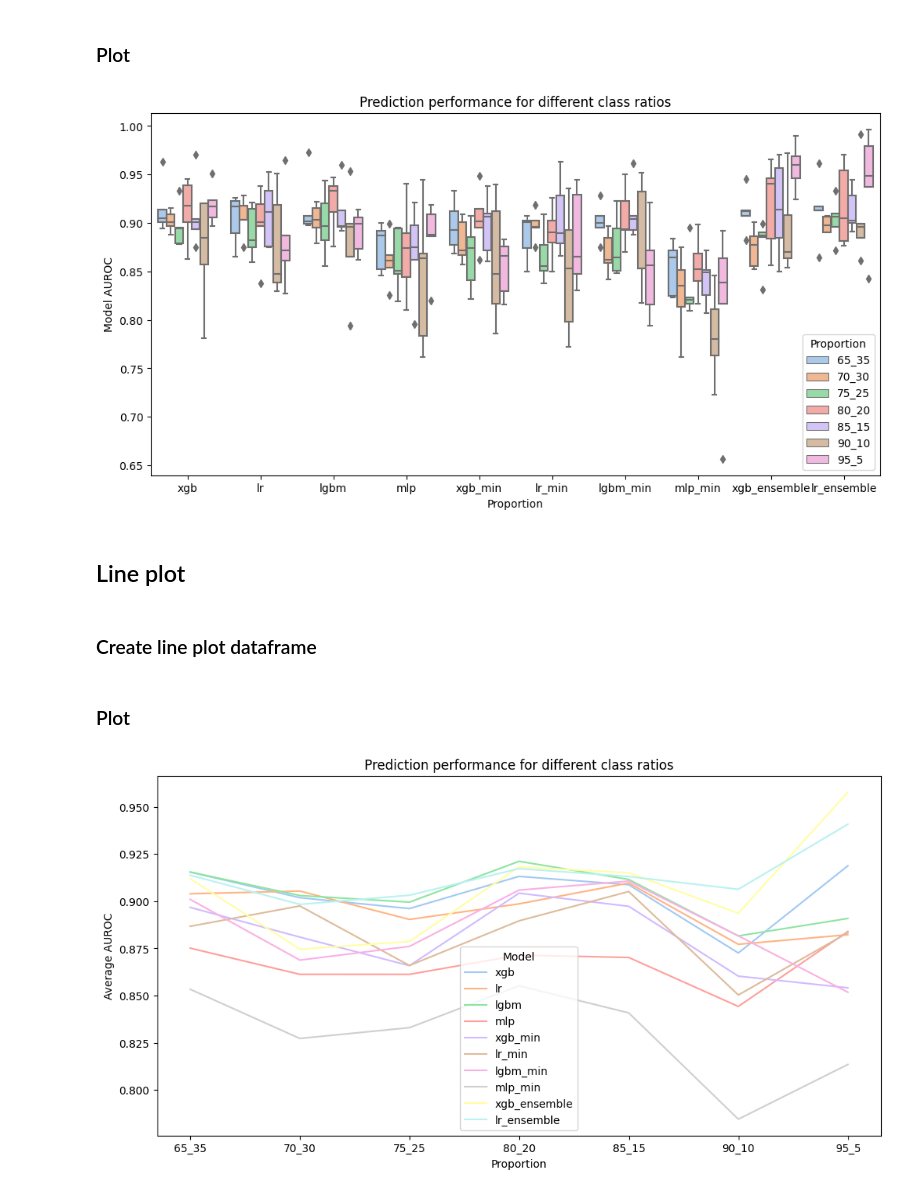
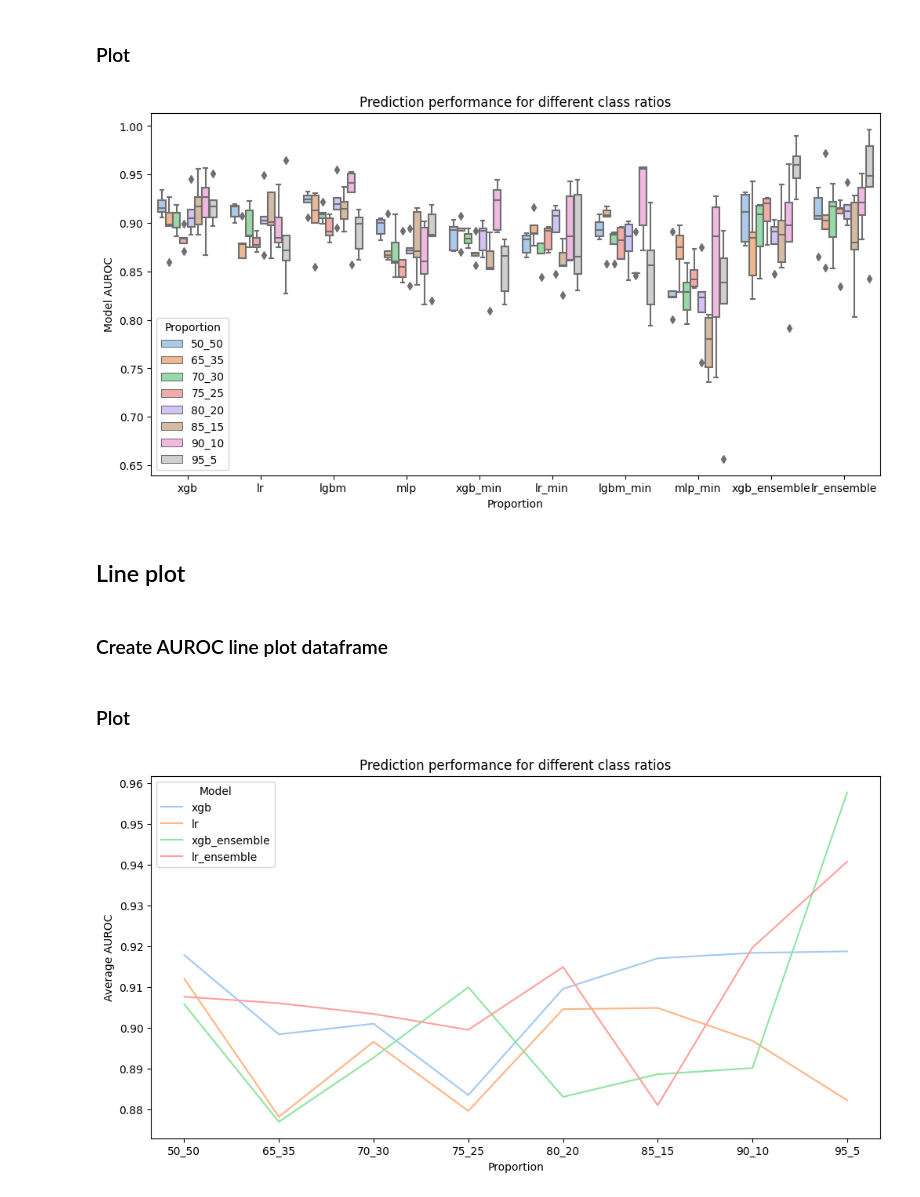
Before and after one commit to ryashpal/mortality, a Jupyter notebook: mortality_prediction/sepsis_icd/03_experiment_imbalance/03_analyse.ipynb, the cells around one changed output. Saved outputs shown, nothing was run; the diff lists cells and outputs as text; code cells hidden in the pictures.

```diff
--- a/mortality_prediction/sepsis_icd/03_experiment_imbalance/03_analyse.ipynb
+++ b/mortality_prediction/sepsis_icd/03_experiment_imbalance/03_analyse.ipynb
@@ -16,6 +16,7 @@ def getLists(d):
     average_precision_scores = []
     f1_scores = []
     roc_auc_scores = []
+    mccf1_scores = []
 
     for label, scores in d.items():
         labels.append(label)
@@ -30,7 +31,9 @@ def getLists(d):
                 f1_scores.append(value)
             if key == 'test_roc_auc':
                 roc_auc_scores.append(value)
-    return labels, accuracy_scores, balanced_accuracy_scores, average_precision_scores, f1_scores, roc_auc_scores
+            if key == 'test_mccf1_score':
+                mccf1_scores.append(value)
+    return labels, accuracy_scores, balanced_accuracy_scores, average_precision_scores, f1_scores, roc_auc_scores, mccf1_scores
 # %% [markdown]
 ## Box plot
 # %% [markdown]
@@ -43,12 +46,12 @@ import pandas as pd
 
 data = []
 
-for n in ['65_35', '70_30', '75_25', '80_20', '85_15', '90_10', '95_5']:
+for n in ['50_50', '65_35', '70_30', '75_25', '80_20', '85_15', '90_10', '95_5']:
     scoresFile = Path(dataDirName, str(n) + '_samples_icd_vb_0_va_72_lb_0_la_72', 'cv_scores_ts_0_te_7.pickle')
     scoresDict = {}
     with open(Path(scoresFile), 'rb') as fp:
         scoresDict = pickle.load(fp)
-    labels, accuracy_scores, balanced_accuracy_scores, average_precision_scores, f1_scores, roc_auc_scores = getLists(scoresDict)
+    labels, accuracy_scores, balanced_accuracy_scores, average_precision_scores, f1_scores, roc_auc_scores, mccf1_scores = getLists(scoresDict)
     for i in range(len(labels)):
         for raw_roc_auc_score in roc_auc_scores[i]:
             data.append([labels[i], n, raw_roc_auc_score])
@@ -67,11 +70,11 @@ ax.set(ylabel='Model AUROC')
 ax.set_title('Prediction performance for different class ratios')
 plt.show()
 # %% [output]
-[figure, old version]
+[figure, new version]
 # %% [markdown]
 ## Line plot
 # %% [markdown]
-### Create line plot dataframe
+### Create AUROC line plot dataframe
 # %%
 import os
 import pickle
@@ -81,12 +84,12 @@ import pandas as pd
 
 data = []
 
-for n in ['65_35', '70_30', '75_25', '80_20', '85_15', '90_10', '95_5']:
+for n in ['50_50', '65_35', '70_30', '75_25', '80_20', '85_15', '90_10', '95_5']:
     scoresFile = Path(dataDirName, str(n) + '_samples_icd_vb_0_va_72_lb_0_la_72', 'cv_scores_ts_0_te_7.pickle')
     scoresDict = {}
     with open(Path(scoresFile), 'rb') as fp:
         scoresDict = pickle.load(fp)
-    labels, accuracy_scores, balanced_accuracy_scores, average_precision_scores, f1_scores, roc_auc_scores = getLists(scoresDict)
+    labels, accuracy_scores, balanced_accuracy_scores, average_precision_scores, f1_scores, roc_auc_scores, mccf1_scores = getLists(scoresDict)
     for i in range(len(labels)):
         data.append([labels[i], n, roc_auc_scores[i].mean()])
-linePlotDf = pd.DataFrame(data, columns=['Model', 'Proportion', 'Average AUROC Score'])
+aurocLinePlotDf = pd.DataFrame(data, columns=['Model', 'Proportion', 'Average AUROC Score'])
@@ -95,15 +96,17 @@ linePlotDf = pd.DataFrame(data, columns=['Model', 'Proportion', 'Average AUROC S
+# %%
+aurocLinePlotDf = aurocLinePlotDf[aurocLinePlotDf.Model.isin(['xgb', 'lr', 'xgb_ensemble', 'lr_ensemble'])]
 # %% [markdown]
 ### Plot
 # %%
 import matplotlib.pyplot as plt
 import seaborn as sns
 
 
 plt.figure(figsize=(12,6))
-ax = sns.lineplot(data=linePlotDf, x='Proportion', y='Average AUROC Score', hue='Model', palette=sns.color_palette("pastel"))
+ax = sns.lineplot(data=aurocLinePlotDf, x='Proportion', y='Average AUROC Score', hue='Model', palette=sns.color_palette("pastel"))
 ax.set(xlabel='Proportion')
 ax.set(ylabel='Average AUROC')
 ax.set_title('Prediction performance for different class ratios')
 plt.show()
 # %% [output]
-[figure, old version]
+[figure, new version]
```
Also changed, not shown: parts of 13 cells of this notebook, 1 other file.
